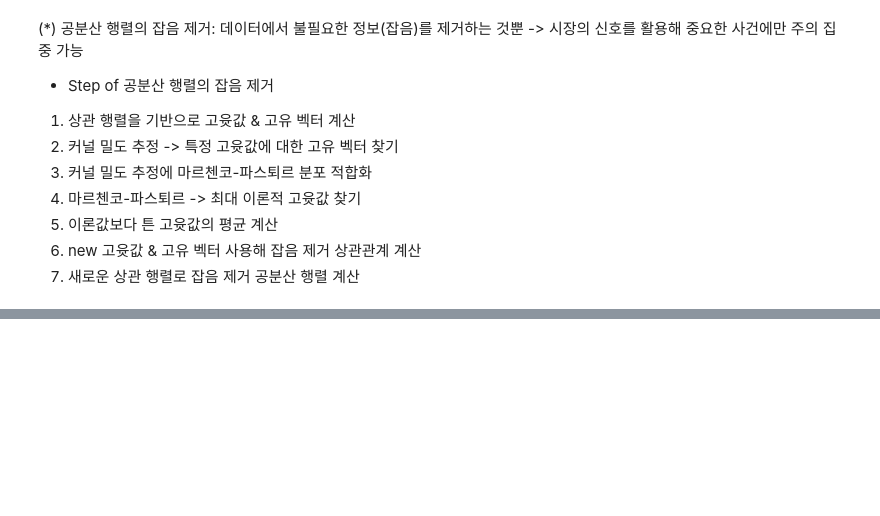
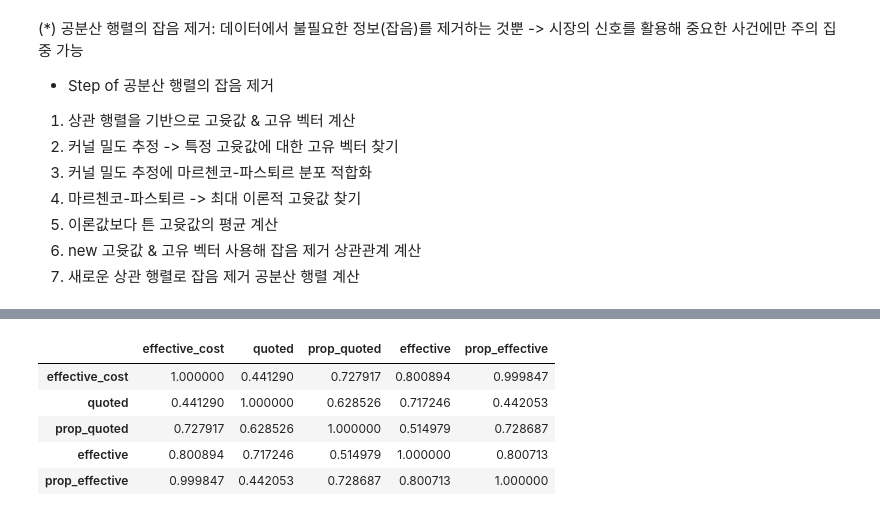
Before and after one commit to serah6057-beep/ML-For-Risk-Management, a Jupyter notebook: Ch5.ipynb, the cells around one changed output, grey strips where cells are left out. Drawn from its saved outputs; the diff is of its cells as text; code cells hidden in the pictures; blank space fills up the shorter version.

```diff
--- a/Ch5.ipynb
+++ b/Ch5.ipynb
@@ -334,0 +399,2 @@ plotting(corr_coef, q)
+# %%
+bid_ask=pd.read_csv('bid_ask.csv')
@@ -334,0 +423,10 @@ plotting(corr_coef, q)
+# %%
+spread_meas=bid_ask.iloc[:,-5:]
+spread_meas.corr()
+# %% [output]
+|  | effective_cost | quoted | prop_quoted | effective | prop_effective |
+| effective_cost | 1.000000 | 0.441290 | 0.727917 | 0.800894 | 0.999847 |
+| quoted | 0.441290 | 1.000000 | 0.628526 | 0.717246 | 0.442053 |
+| prop_quoted | 0.727917 | 0.628526 | 1.000000 | 0.514979 | 0.728687 |
+| effective | 0.800894 | 0.717246 | 0.514979 | 1.000000 | 0.800713 |
+| prop_effective | 0.999847 | 0.442053 | 0.728687 | 0.800713 | 1.000000 |
```
Also changed, not shown: parts of 32 cells of this notebook.
